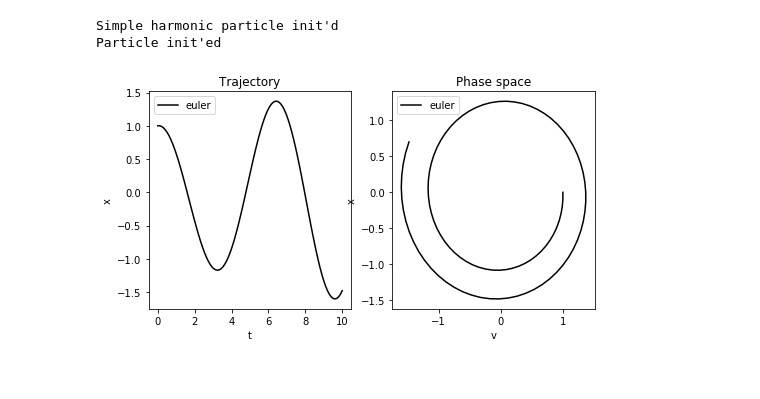
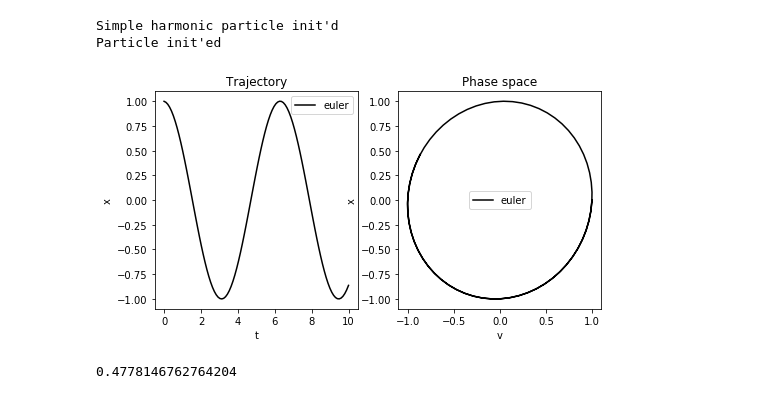
Before and after one commit to GeneSiriviboon/Lectures, a Jupyter notebook: Lecture3.ipynb, the cells around one changed output. Cells and saved outputs as stored; diff of their text form; code cells hidden in the pictures.

```diff
--- a/Lecture3.ipynb
+++ b/Lecture3.ipynb
@@ -64,8 +64,6 @@ class Particle (object):
         npoints = int(tf/dt) # always starting at t = 0.0
         self.npoints = npoints
         self.tarray = np.linspace(0.0, tf,npoints, endpoint = True) # include final timepoint
-        self.y_array = None
-        self.v_array = None
 
 
 
@@ -81,8 +79,8 @@ class Particle (object):
         Method to increment a single time step.
         '''
         a = self.F(self.y, self.v, self.t) / self.m
+        self.v += a * self.dt
         self.y += self.v * self.dt
-        self.v += a * self.dt
         self.t += self.dt
 
     def trajectory(self):
@@ -107,8 +105,7 @@ class Particle (object):
         fig1 = plt.figure(figsize = [8,4])
         ax1 = fig1.add_subplot(121)
         ax2 = fig1.add_subplot(122)
-        if self.y_array == None :
-            self.trajectory()
+
         ax1.plot(self.tarray, self.y_array, "k", label = 'euler')
         ax2.plot(self.y_array, self.v_array, "k", label = 'euler')
 
@@ -131,8 +128,6 @@ class Particle (object):
         Method to display the results at a given final time
         """
 
-        if self.y_array == None :
-            self.trajectory()
 
         print('\nPosition and Velocity at Final Time:')
         print('Euler:')
@@ -191,17 +186,20 @@ class SHO(Particle):
         self.k = k
 
     #Override
-    def F(self, x, v, t):
-        return -self.k*x
+    def F(self, y, v, t):
+        return -self.k*y
 
-    def Energy(self, x, v):
-        return 1/2*self.m*self.v0**2 + 1/2*self.k*self.x0**2
+    def Energy(self):
+        print(1/2*self.m*self.v**2 + 1/2*self.k*self.y**2)
 # %%
 oscillateball = SHO()
 # %% [output]
 Simple harmonic particle init'd
 Particle init'ed
 # %%
+oscillateball.trajectory()
 oscillateball.plot()
+oscillateball.Energy()
 # %% [output]
-[figure, old version]
+[figure, new version]
+0.4778146762764204
```
Also changed, not shown: parts of 1 cell of this notebook.
